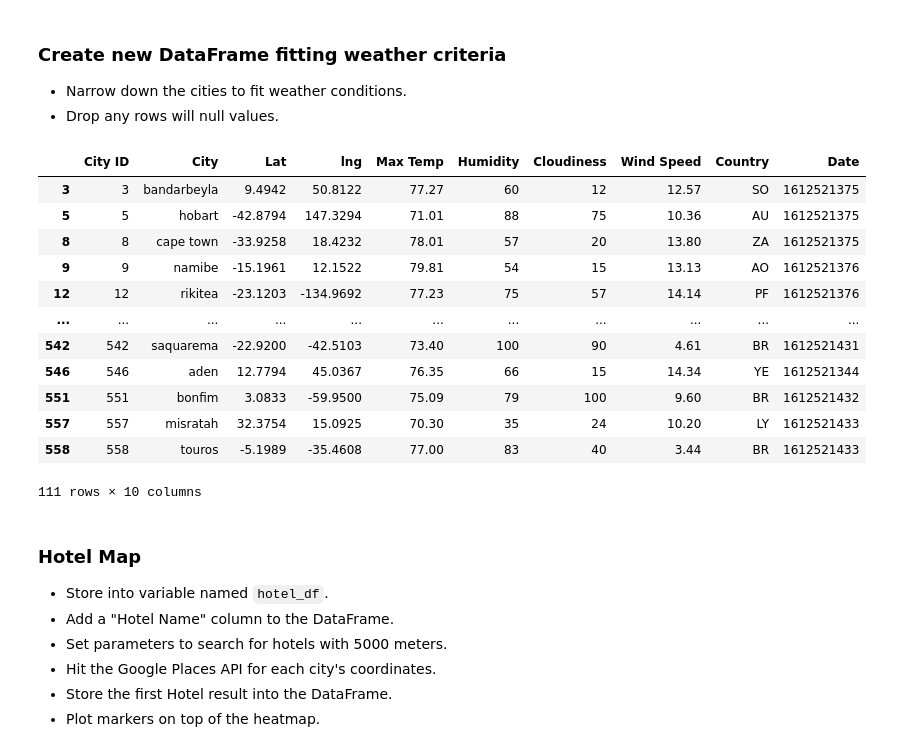
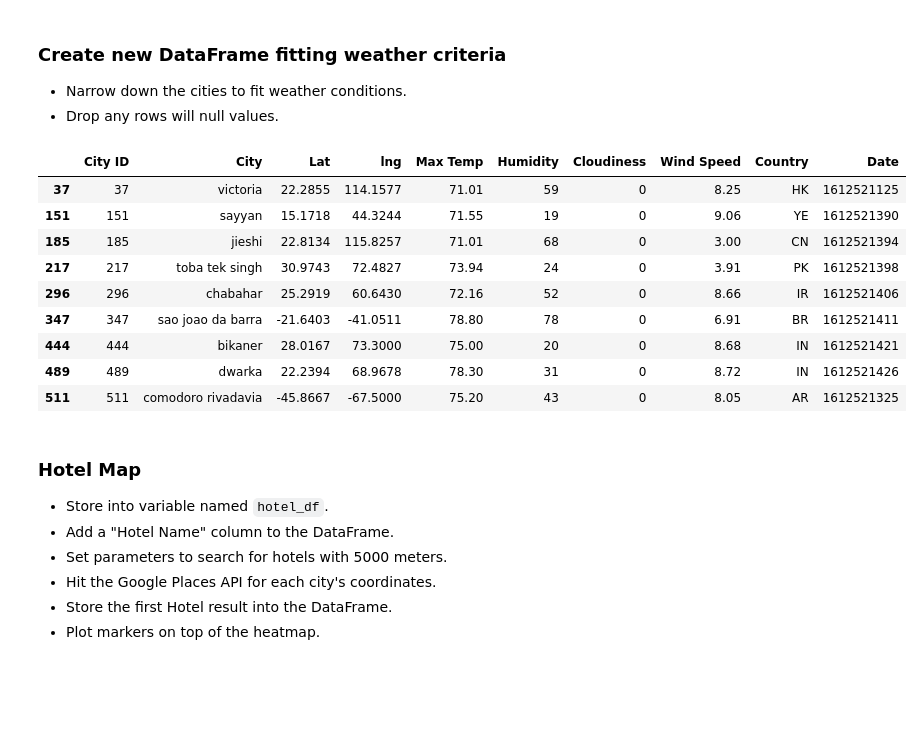
Before and after one commit to joekimga/python-api-challenge, a Jupyter notebook: starter_code/VacationPy.ipynb, the cells around one changed output. Saved outputs shown, nothing was run; the diff lists cells and outputs as text; code cells hidden in the pictures; blank space fills up the shorter version.

```diff
--- a/starter_code/VacationPy.ipynb
+++ b/starter_code/VacationPy.ipynb
@@ -70,22 +70,19 @@ fig
 * Narrow down the cities to fit weather conditions.
 * Drop any rows will null values.
 # %%
-narrow_city_df = weather_data.loc[(weather_data["Max Temp"] <=80) & (weather_data["Max Temp"] >=70)].dropna()
+narrow_city_df = weather_data.loc[(weather_data["Max Temp"] <=80) & (weather_data["Max Temp"] >=70) & (weather_data["Wind Speed"] <=10) & (weather_data["Cloudiness"] ==0)].dropna()
 narrow_city_df
 # %% [output]
 |  | City ID | City | Lat | lng | Max Temp | Humidity | Cloudiness | Wind Speed | Country | Date |
-| 3 | 3 | bandarbeyla | 9.4942 | 50.8122 | 77.27 | 60 | 12 | 12.57 | SO | 1612521375 |
-| 5 | 5 | hobart | -42.8794 | 147.3294 | 71.01 | 88 | 75 | 10.36 | AU | 1612521375 |
-| 8 | 8 | cape town | -33.9258 | 18.4232 | 78.01 | 57 | 20 | 13.80 | ZA | 1612521375 |
-| 9 | 9 | namibe | -15.1961 | 12.1522 | 79.81 | 54 | 15 | 13.13 | AO | 1612521376 |
-| 12 | 12 | rikitea | -23.1203 | -134.9692 | 77.23 | 75 | 57 | 14.14 | PF | 1612521376 |
-| ... | ... | ... | ... | ... | ... | ... | ... | ... | ... | ... |
-| 542 | 542 | saquarema | -22.9200 | -42.5103 | 73.40 | 100 | 90 | 4.61 | BR | 1612521431 |
-| 546 | 546 | aden | 12.7794 | 45.0367 | 76.35 | 66 | 15 | 14.34 | YE | 1612521344 |
-| 551 | 551 | bonfim | 3.0833 | -59.9500 | 75.09 | 79 | 100 | 9.60 | BR | 1612521432 |
-| 557 | 557 | misratah | 32.3754 | 15.0925 | 70.30 | 35 | 24 | 10.20 | LY | 1612521433 |
-| 558 | 558 | touros | -5.1989 | -35.4608 | 77.00 | 83 | 40 | 3.44 | BR | 1612521433 |
+| 37 | 37 | victoria | 22.2855 | 114.1577 | 71.01 | 59 | 0 | 8.25 | HK | 1612521125 |
+| 151 | 151 | sayyan | 15.1718 | 44.3244 | 71.55 | 19 | 0 | 9.06 | YE | 1612521390 |
+| 185 | 185 | jieshi | 22.8134 | 115.8257 | 71.01 | 68 | 0 | 3.00 | CN | 1612521394 |
+| 217 | 217 | toba tek singh | 30.9743 | 72.4827 | 73.94 | 24 | 0 | 3.91 | PK | 1612521398 |
+| 296 | 296 | chabahar | 25.2919 | 60.6430 | 72.16 | 52 | 0 | 8.66 | IR | 1612521406 |
+| 347 | 347 | sao joao da barra | -21.6403 | -41.0511 | 78.80 | 78 | 0 | 6.91 | BR | 1612521411 |
+| 444 | 444 | bikaner | 28.0167 | 73.3000 | 75.00 | 20 | 0 | 8.68 | IN | 1612521421 |
+| 489 | 489 | dwarka | 22.2394 | 68.9678 | 78.30 | 31 | 0 | 8.72 | IN | 1612521426 |
+| 511 | 511 | comodoro rivadavia | -45.8667 | -67.5000 | 75.20 | 43 | 0 | 8.05 | AR | 1612521325 |
-111 rows × 10 columns
 # %% [markdown]
 ### Hotel Map
 * Store into variable named `hotel_df`.
```
Also changed, not shown: 2 other files.
